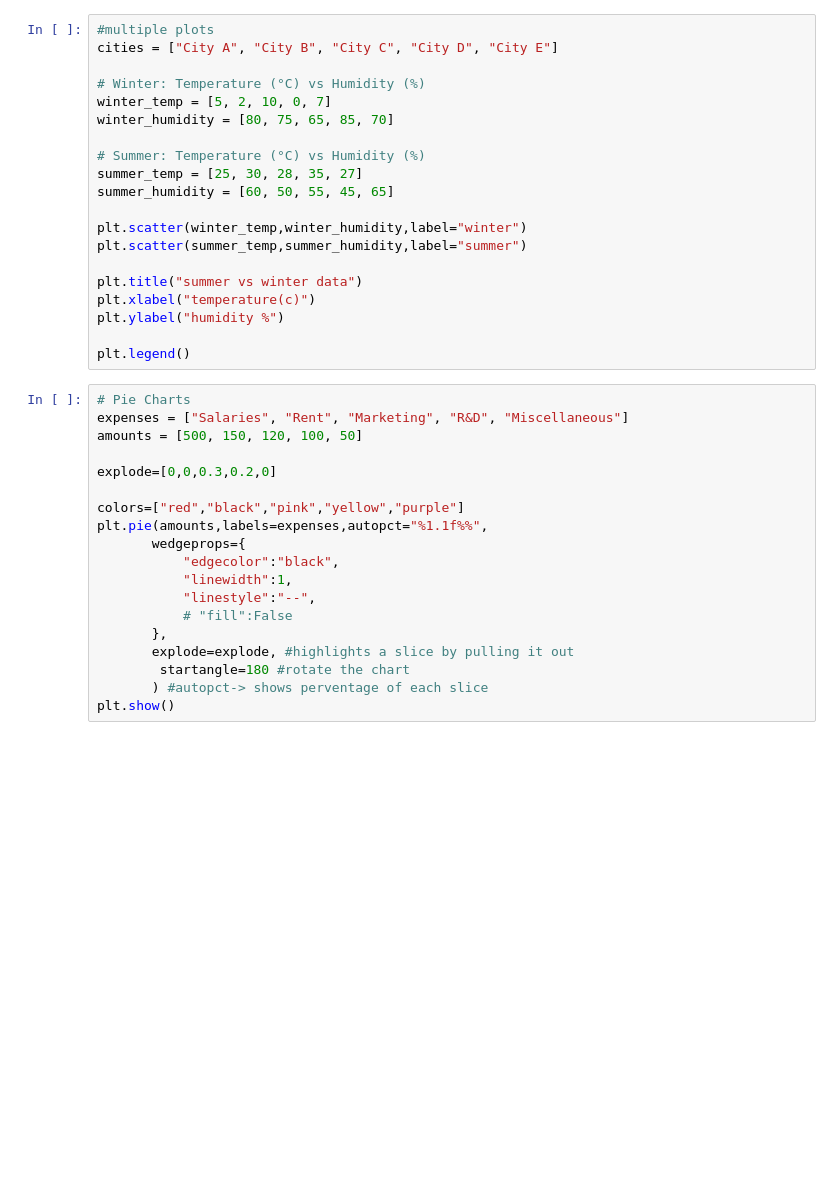
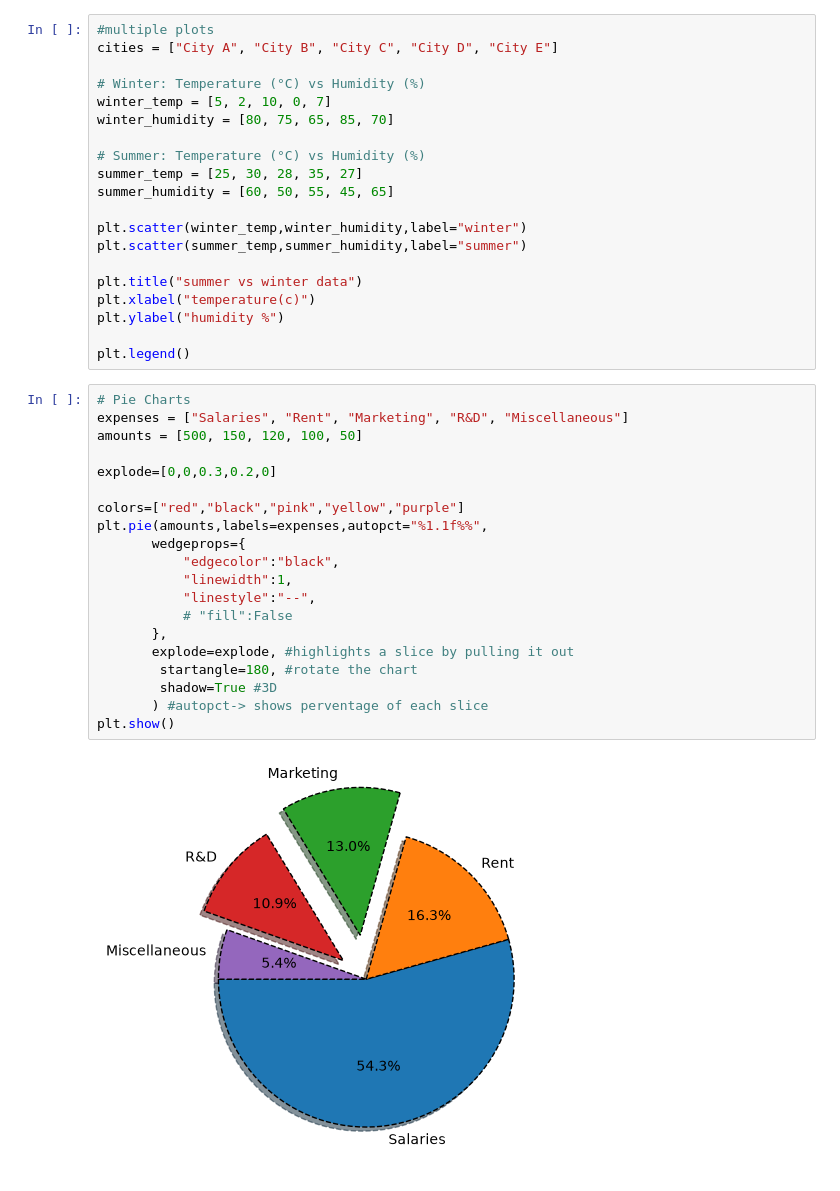
Before and after one commit to Zohra-Fathima/Data_Science_Learning, a Jupyter notebook: 02-Data_Analytics/05-data_visualization_p1.ipynb, the cells around one changed output. Drawn from its saved outputs; the diff is of its cells as text; blank space fills up the shorter version.

```diff
--- a/02-Data_Analytics/05-data_visualization_p1.ipynb
+++ b/02-Data_Analytics/05-data_visualization_p1.ipynb
@@ -201,19 +201,22 @@ plt.legend()
 # %%
 # Pie Charts
 expenses = ["Salaries", "Rent", "Marketing", "R&D", "Miscellaneous"]
 amounts = [500, 150, 120, 100, 50]
 
 explode=[0,0,0.3,0.2,0]
 
 colors=["red","black","pink","yellow","purple"]
 plt.pie(amounts,labels=expenses,autopct="%1.1f%%",
        wedgeprops={
            "edgecolor":"black",
            "linewidth":1,
            "linestyle":"--",
            # "fill":False
        },
        explode=explode, #highlights a slice by pulling it out
-        startangle=180 #rotate the chart
+        startangle=180, #rotate the chart
+        shadow=True #3D
        ) #autopct-> shows perventage of each slice
 plt.show()
+# %% [output]
+[figure, added]
```
Also changed, not shown: 1 other file.
